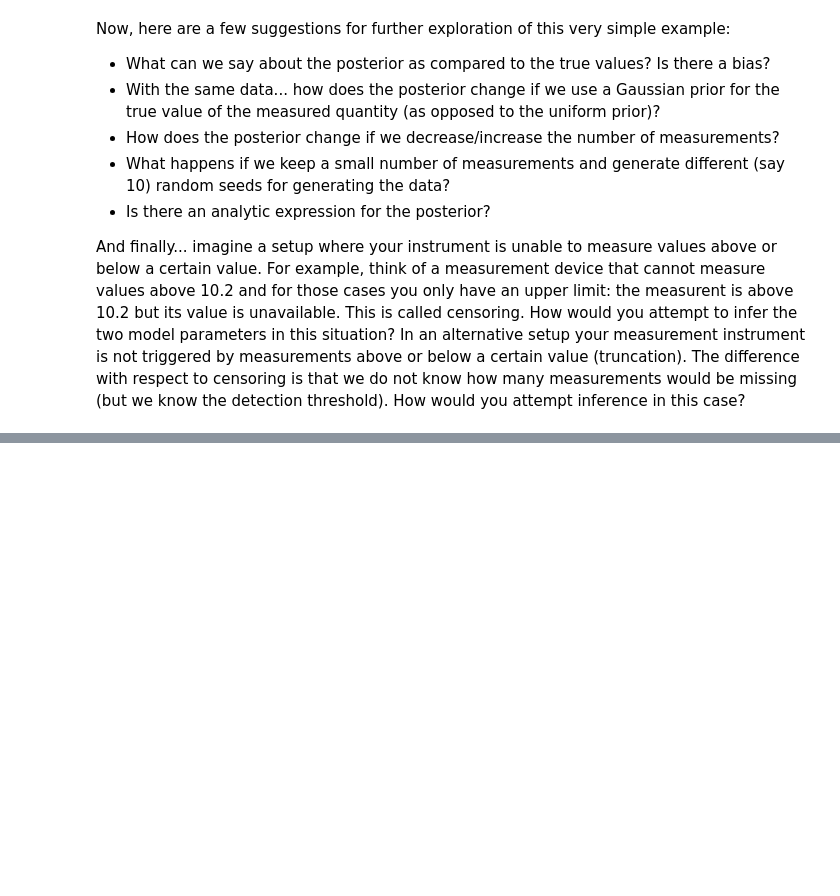
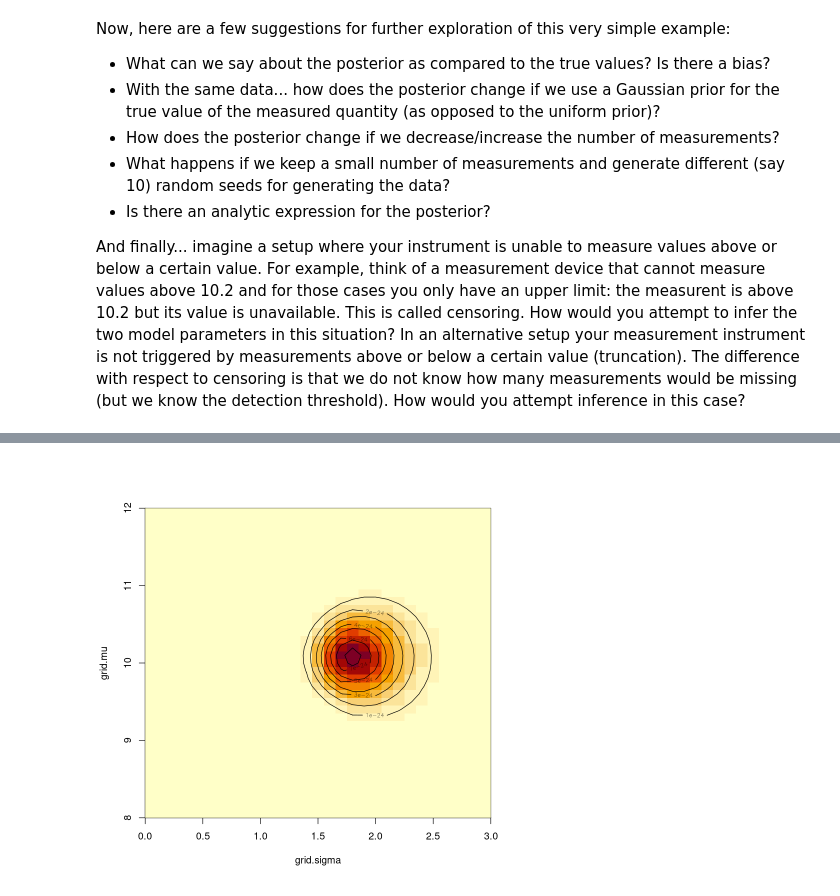
Before and after one commit to surtich/MBJ-examples, a Jupyter notebook: Infer the parameters of a Gaussian from data.ipynb, the cells around one changed output, grey strips where cells are left out. Saved outputs shown, nothing was run; the diff lists cells and outputs as text; code cells hidden in the pictures; blank space fills up the shorter version.

```diff
--- a/Infer the parameters of a Gaussian from data.ipynb
+++ b/Infer the parameters of a Gaussian from data.ipynb
@@ -105,0 +161,16 @@ And finally... imagine a setup where your instrument is unable to measure values
+# %%
+log_post2 <- matrix(NA,nrow =nj, ncol = ni)
+for (i in nj:1)
+    {
+    for (j in 1:ni)
+        {
+        log_post2[i,j] <- log_posterior2(grid.mu[j],grid.sigma[i])
+        }
+    }
+# %%
+post2 <- exp(log_post2)
+# %%
+image(grid.sigma,grid.mu,post2,xlim=c(0,3),ylim=c(8,12))
+contour(grid.sigma,grid.mu,post2,add=T) # Add contour lines
+# %% [output]
+[figure, added]
```
Also changed, not shown: parts of 27 cells of this notebook, 2 other files.
